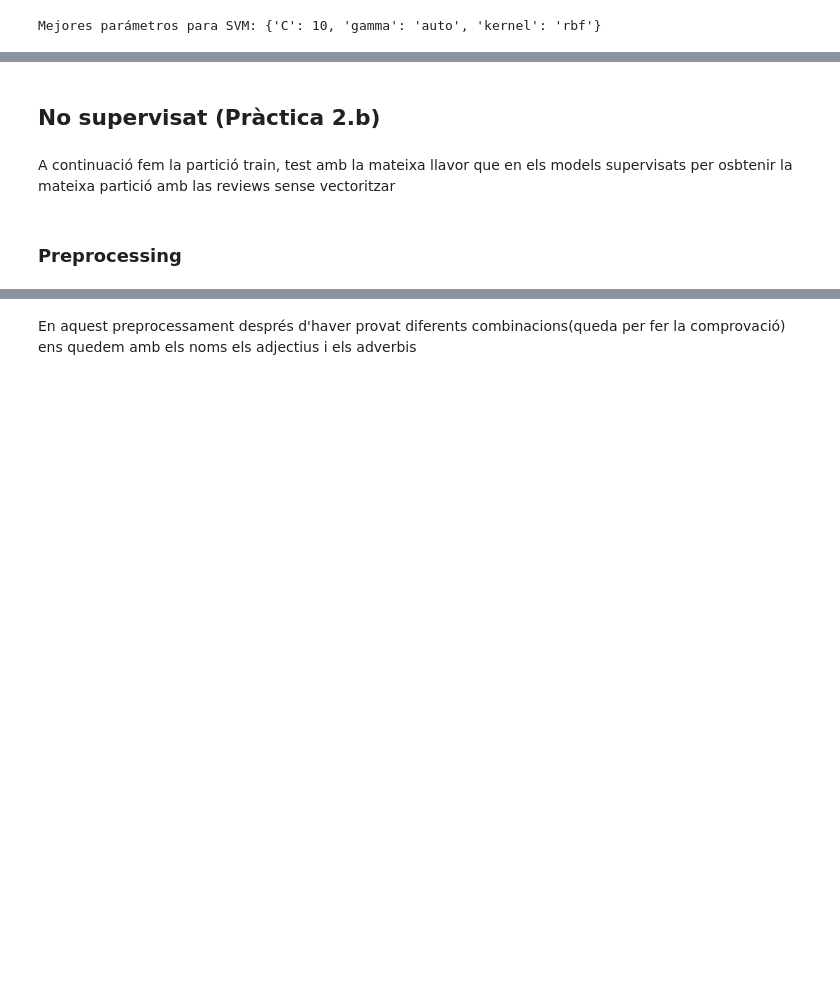
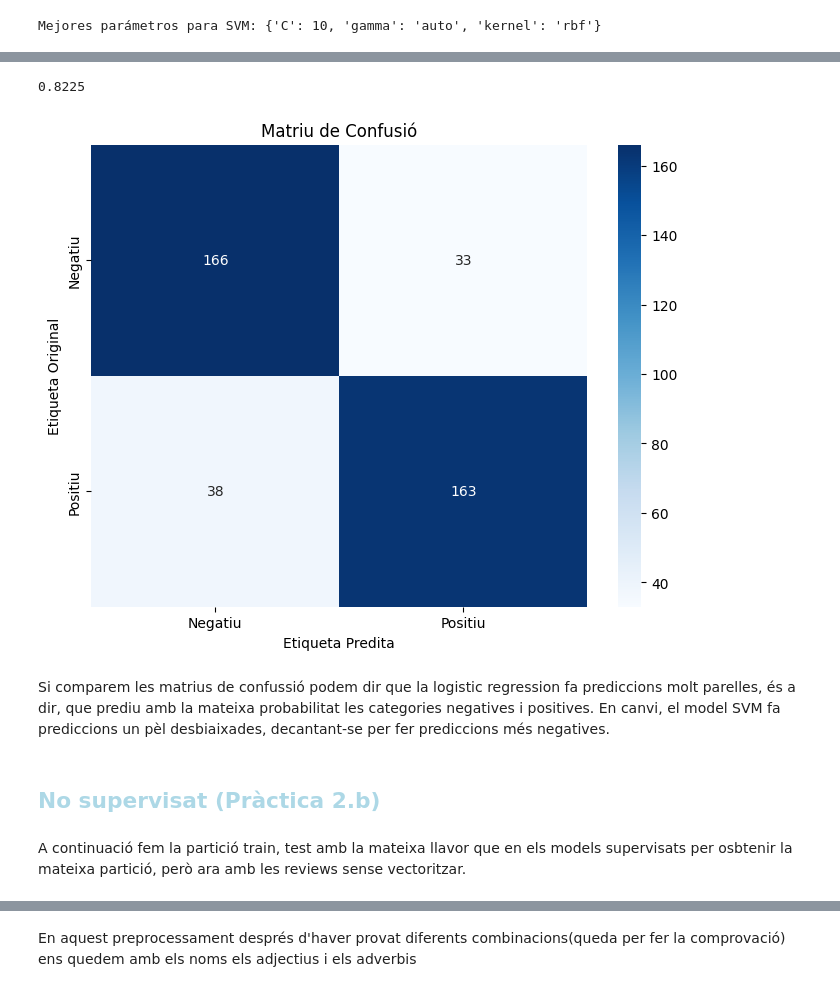
Before and after one commit to polmf/Detecci-d-opinions, a Jupyter notebook: prova.ipynb, the cells around one changed output, grey strips where cells are left out. Saved outputs shown, nothing was run; the diff lists cells and outputs as text; code cells hidden in the pictures; blank space fills up the shorter version.

Commit message:
Canvis titols i Combinacions del Lesk

```diff
--- a/prova.ipynb
+++ b/prova.ipynb
@@ -248,8 +261,34 @@ plt.show()
+# %%
+print(accuracy_score(y_test, y_pred_logistic))
+
+# Calcula la matriz de confusión
+conf_matrix = confusion_matrix(y_test, y_pred_logistic)
+
+# Define las etiquetas de las clases
+classes = ['Negatiu', 'Positiu']
+
+# Crea la figura
+plt.figure(figsize=(8, 6))
+
+# Crea la matriz de confusión como un mapa de calor
+sns.heatmap(conf_matrix, annot=True, fmt='d', cmap='Blues', xticklabels=classes, yticklabels=classes)
+
+# Añade etiquetas y título
+plt.xlabel('Etiqueta Predita')
+plt.ylabel('Etiqueta Original')
+plt.title('Matriu de Confusió')
+
+
+# Muestra la matriz de confusión
+plt.show()
+# %% [output]
+0.8225
+[figure, added]
+# %% [markdown]
+Si comparem les matrius de confussió podem dir que la logistic regression fa prediccions molt parelles, és a dir, que prediu amb la mateixa probabilitat les categories negatives i positives. En canvi, el model SVM fa prediccions un pèl desbiaixades, decantant-se per fer prediccions més negatives.
 # %% [markdown]
-## No supervisat (Pràctica 2.b)
+## <span style="color:lightblue; font-weight:bold;">No supervisat (Pràctica 2.b)</span> <a id="no-supervisat"></a>
 # %% [markdown]
-A continuació fem la partició train, test amb la mateixa llavor que en els models supervisats per osbtenir la mateixa partició amb las reviews sense vectoritzar
+A continuació fem la partició train, test amb la mateixa llavor que en els models supervisats per osbtenir la mateixa partició, però ara amb les reviews sense vectoritzar.
 # %%
 X_train, X_test, y_train, y_test = train_test_split(reviews, labels, test_size=0.2, random_state=42)
-# %% [markdown]
-### Preprocessing
```
Also changed, not shown: parts of 42 cells of this notebook.
